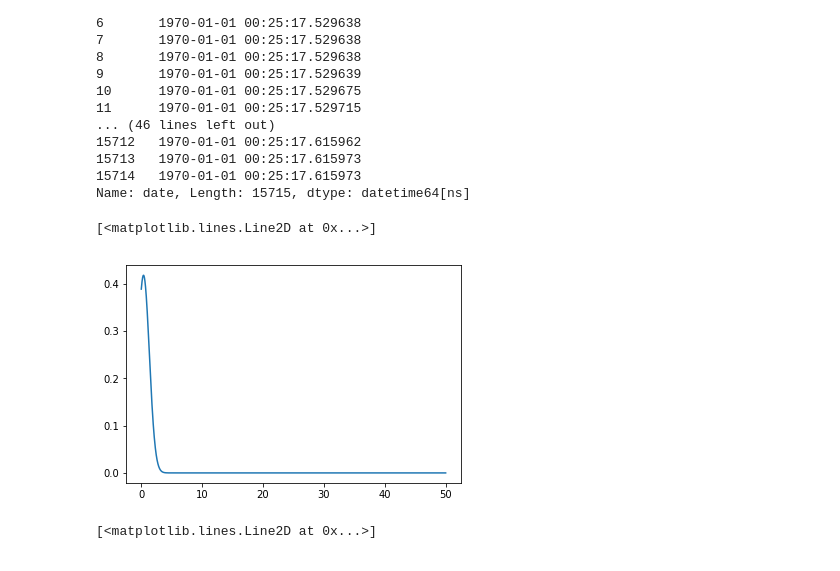
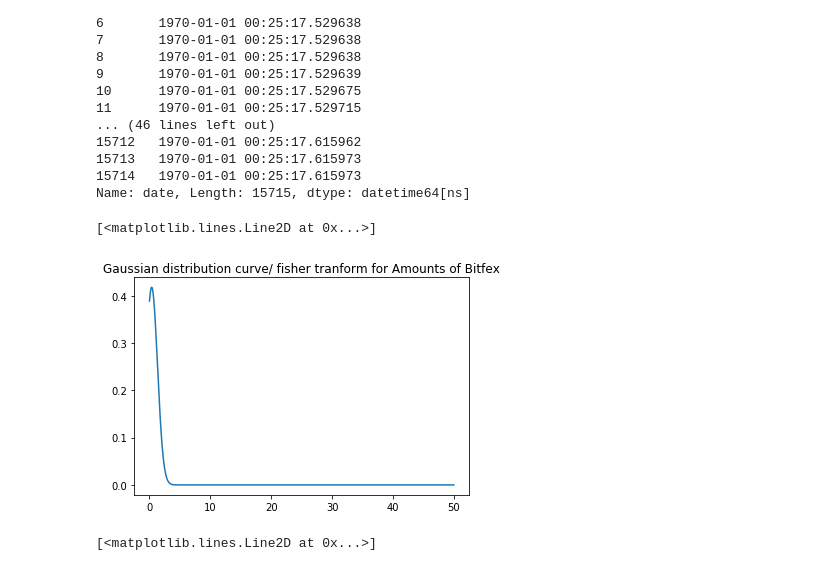
Before and after one commit to shreyasingh1/Crypto-TimeSeries-Analysis, a Jupyter notebook: fisher transform.ipynb, the cells around one changed output. Drawn from its saved outputs; the diff is of its cells as text; code cells hidden in the pictures.

Commit message:
added titles

```diff
--- a/fisher transform.ipynb
+++ b/fisher transform.ipynb
@@ -51,12 +51,13 @@ Name: date, Length: 15715, dtype: datetime64[ns]
 # %%
 amountdata= sorted(df['amount'])
 std = np.std(amountdata)
 mean = np.mean(amountdata)
-pdf = stats.norm.pdf(v, mean, std)
+pdf = stats.norm.pdf(amountdata, mean, std)
+plt.title('Gaussian distribution curve/ fisher tranform for Amounts of Bitfex')
 plt.plot(amountdata, pdf)
 # %% [output]
 [<matplotlib.lines.Line2D at 0x...>]
-[figure, old version]
+[figure, new version]
 # %%
 pricedata= sorted(df['price'])
 std = np.std(pricedata)
```
